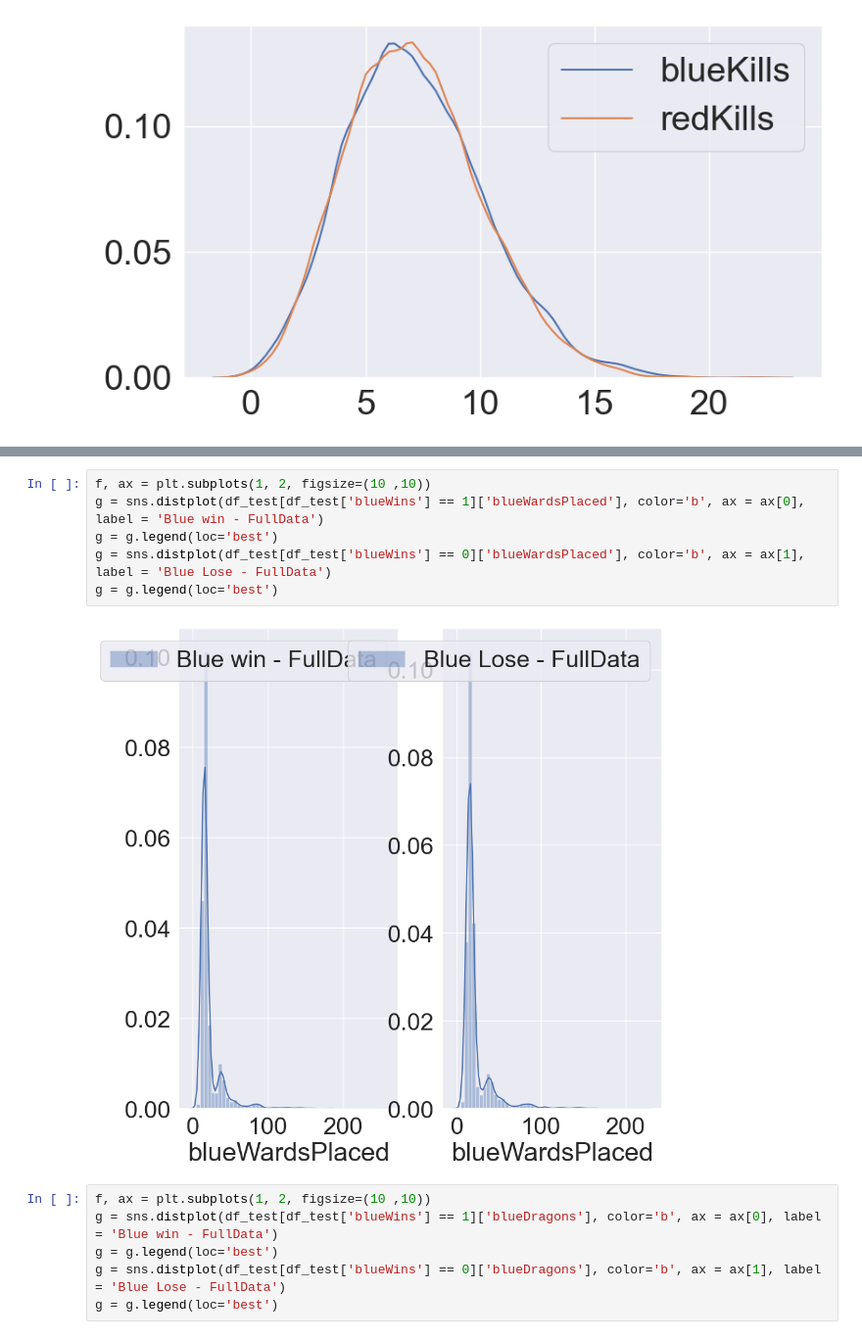
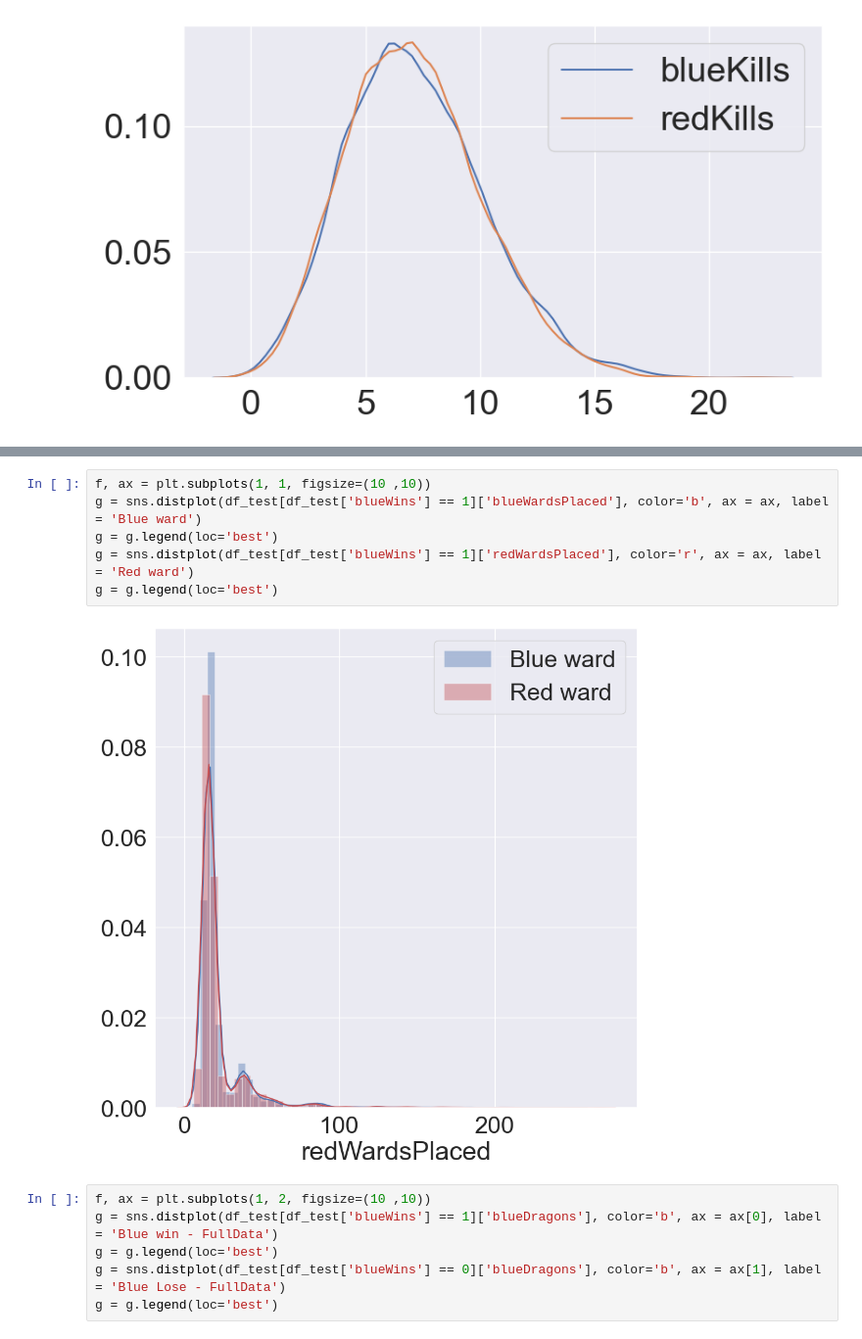
Before and after one commit to kysth0707/KagglePractice, a Jupyter notebook: LOL_Wins/main.ipynb, the cells around one changed output, grey strips where cells are left out. Shown at 98% size. Cells and saved outputs as stored; diff of their text form.

```diff
--- a/LOL_Wins/main.ipynb
+++ b/LOL_Wins/main.ipynb
@@ -73,11 +84,11 @@ No artists with labels found to put in legend.  Note that artists whose label st
 # %%
-f, ax = plt.subplots(1, 2, figsize=(10 ,10))
-g = sns.distplot(df_test[df_test['blueWins'] == 1]['blueWardsPlaced'], color='b', ax = ax[0], label = 'Blue win - FullData')
+f, ax = plt.subplots(1, 1, figsize=(10 ,10))
+g = sns.distplot(df_test[df_test['blueWins'] == 1]['blueWardsPlaced'], color='b', ax = ax, label = 'Blue ward')
 g = g.legend(loc='best')
-g = sns.distplot(df_test[df_test['blueWins'] == 0]['blueWardsPlaced'], color='b', ax = ax[1], label = 'Blue Lose - FullData')
+g = sns.distplot(df_test[df_test['blueWins'] == 1]['redWardsPlaced'], color='r', ax = ax, label = 'Red ward')
 g = g.legend(loc='best')
 # %% [output]
-[figure, old version]
+[figure, new version]
 # %%
 f, ax = plt.subplots(1, 2, figsize=(10 ,10))
 g = sns.distplot(df_test[df_test['blueWins'] == 1]['blueDragons'], color='b', ax = ax[0], label = 'Blue win - FullData')
```
Also changed, not shown: parts of 4 cells of this notebook, 10 other files.
